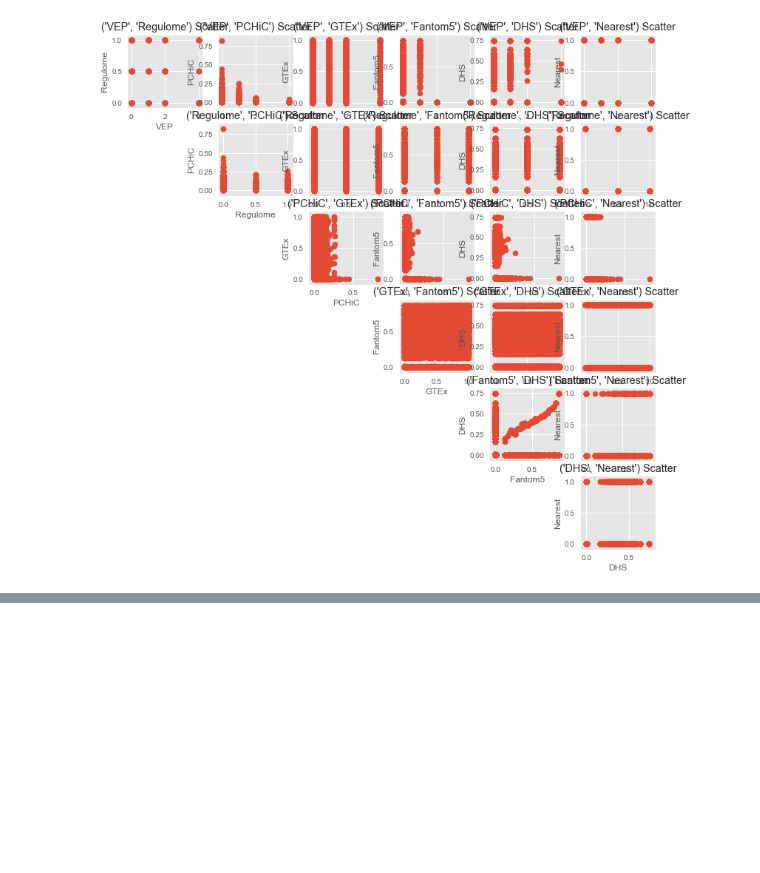
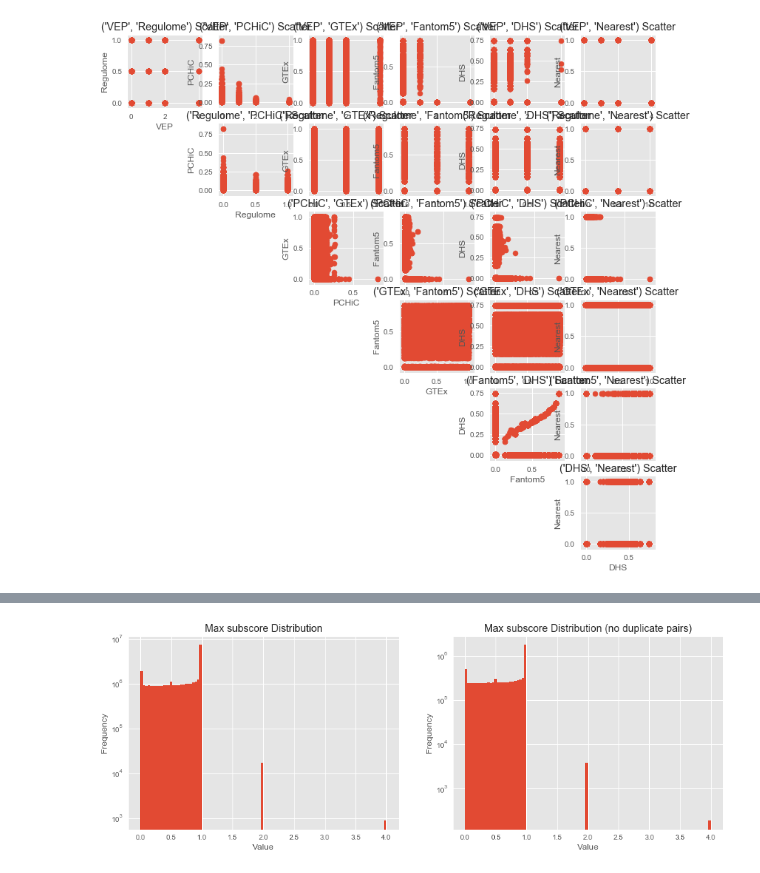
Before and after one commit to opentargets-archive/postgap_analysis, a Jupyter notebook: postgap_analysis_20171113.ipynb, the cells around one changed output, grey strips where cells are left out. Drawn from its saved outputs; the diff is of its cells as text; code cells hidden in the pictures; blank space fills up the shorter version.

Commit message:
Analyse max subscore

```diff
--- a/postgap_analysis_20171113.ipynb
+++ b/postgap_analysis_20171113.ipynb
@@ -598,0 +652,9 @@ plt.show()
+# %%
+pg['max_score'] = pg[['VEP', 'Regulome', 'PCHiC', 'GTEx', 'Fantom5', 'DHS', 'Nearest']].max(axis=1)
+# %%
+max_score_all = pg['max_score']
+# TODO: Check score is the same across all (gene_id, ld_snp_rsID) pairs (to justify use of first())
+max_score_no_dupes = pg.groupby(['gene_id', 'ld_snp_rsID'])['max_score'].first()
+plot_strength_distribution(max_score_all, max_score_no_dupes, 'Max subscore')
+# %% [output]
+[figure, added]
```
Also changed, not shown: parts of 8 cells of this notebook.
